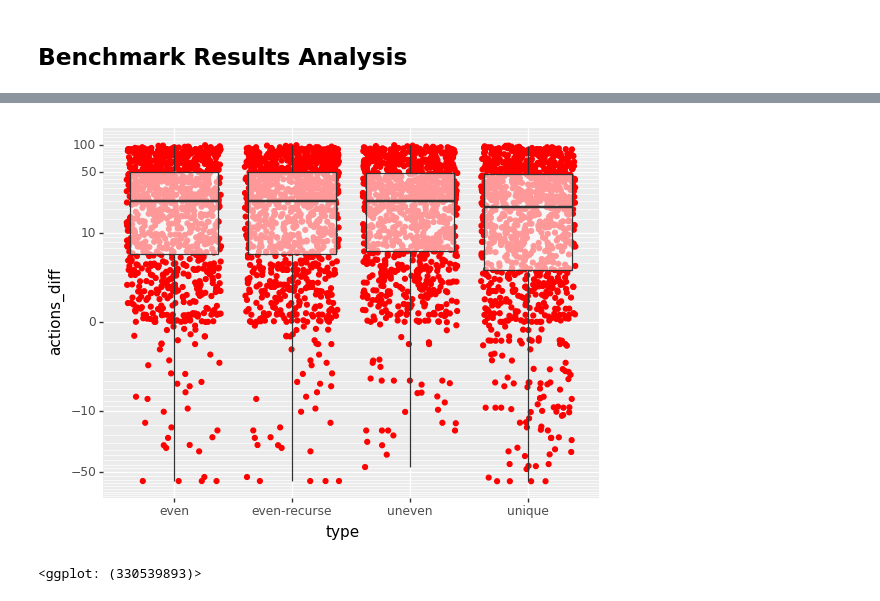
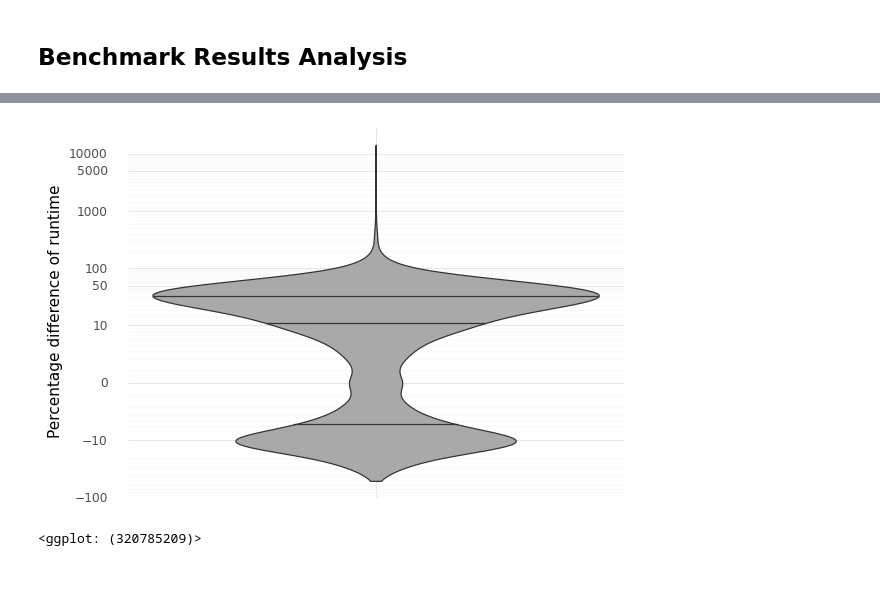
Before and after one commit to labri-progress/cidiff, a Jupyter notebook: python/analysis.ipynb, the cells around one changed output, grey strips where cells are left out. Cells and saved outputs as stored; diff of their text form; code cells hidden in the pictures.

```diff
--- a/python/analysis.ipynb
+++ b/python/analysis.ipynb
@@ -84,7 +90,6 @@ pn.ggplot(dataset, pn.aes(x="total_size")) + pn.geom_histogram() + pn.scale_x_lo
 ## Benchmark Results Analysis
 # %%
 data = pd.read_csv(BENCHMARK_FILE, sep=',')
-data["adddel"] = data["added"] + data["deleted"]
 data.head()
 # %% [output]
 |  | directory | type | duration | lines-left | lines-right | actions | added | deleted | updated | ... |
@@ -95,0 +101,4 @@ data.head()
+# %%
+REFERENCE_TYPE = "lcs"
+ALTERNATE_TYPES = ["dees-recurse-loggram"]
+REFERENCE_SUFFIX = "_" + REFERENCE_TYPE
@@ -96,12 +112,20 @@ data.head()
+# %%
+TIMEOUTS = set(data[data["duration"] == -1.0]["directory"].to_list())
+data = data[~data["directory"].isin(TIMEOUTS)]
 # %%
-ref_data = data[data["type"] == "lcs"][["directory", "duration", "actions", "adddel"]]
+ref_data = data[data["type"] == REFERENCE_TYPE][["directory", "duration", "actions", "added"]]
+print(len(ref_data))
 
-variant_data = data[~data["type"].isin(["lcs"])]
-merged_data = variant_data.merge(ref_data, left_on="directory", right_on="directory", how="left", suffixes=["", "_lcs"])
+variant_data = data[data["type"].isin(ALTERNATE_TYPES)]
+merged_data = variant_data.merge(ref_data, left_on="directory", right_on="directory", how="left", suffixes=["", REFERENCE_SUFFIX])
 
-merged_data["duration_diff"] = 100 * (merged_data["duration_lcs"] - merged_data["duration"] + 1) / (merged_data["duration_lcs"] + 1)
-merged_data["actions_diff"] = 100 * (merged_data["actions_lcs"] - merged_data["actions"]) / merged_data["actions"]
-merged_data["adddel_diff"] = 100 * (merged_data["adddel_lcs"] - merged_data["adddel"]) / merged_data["adddel"]
+merged_data["duration_diff"] = 100 * (merged_data["duration"] - merged_data["duration" + REFERENCE_SUFFIX]) / (merged_data["duration" + REFERENCE_SUFFIX] + 1)
+
+merged_data["actions_diff"] = 100 * (merged_data["actions"] - merged_data["actions" + REFERENCE_SUFFIX]) / (merged_data["actions" + REFERENCE_SUFFIX] + 1)
+
+merged_data["added_diff"] = 100 * (merged_data["added"] - merged_data["added" + REFERENCE_SUFFIX]) / (merged_data["added" + REFERENCE_SUFFIX] + 1)
+
+merged_data["total_size"] = merged_data["lines-left"] + merged_data["lines-right"]
 
 merged_data.head()
 # %% [output]
@@ -124,5 +180,7 @@ pn.ggplot(merged_data, pn.aes(x="lines-left", y="duration_diff")) + pn.geom_poin
 # %%
-pn.ggplot(merged_data, pn.aes(x="type", y="actions_diff")) + pn.geom_jitter(color="red") + pn.geom_boxplot(coef=1000000, alpha=0.6) + pn.scale_y_continuous(trans=tr.pseudo_log_trans(base=10), breaks = [-100, -50, -10, 0, 10, 50, 100, 200, 500, 1000, 10000])
+plot = pn.ggplot(merged_data, pn.aes(x="type", y="duration_diff")) + pn.geom_violin(fill="darkgrey", draw_quantiles=[0.25,0.5,0.75]) + pn.scale_y_continuous(trans=tr.pseudo_log_trans(base=10), breaks=[-100, -10, 0, 10, 50, 100, 1000, 5000, 10000]) + pn.ylab("Percentage difference of runtime") + pn.xlab("") + pn.theme(axis_text_x=pn.element_blank())
+plot.save(filename="runtime_diff.pdf")
+plot
 # %% [output]
-[figure, old version]
+[figure, new version]
-<ggplot: (330539893)>
+<ggplot: (320785209)>
```
Also changed, not shown: parts of 35 cells of this notebook.
